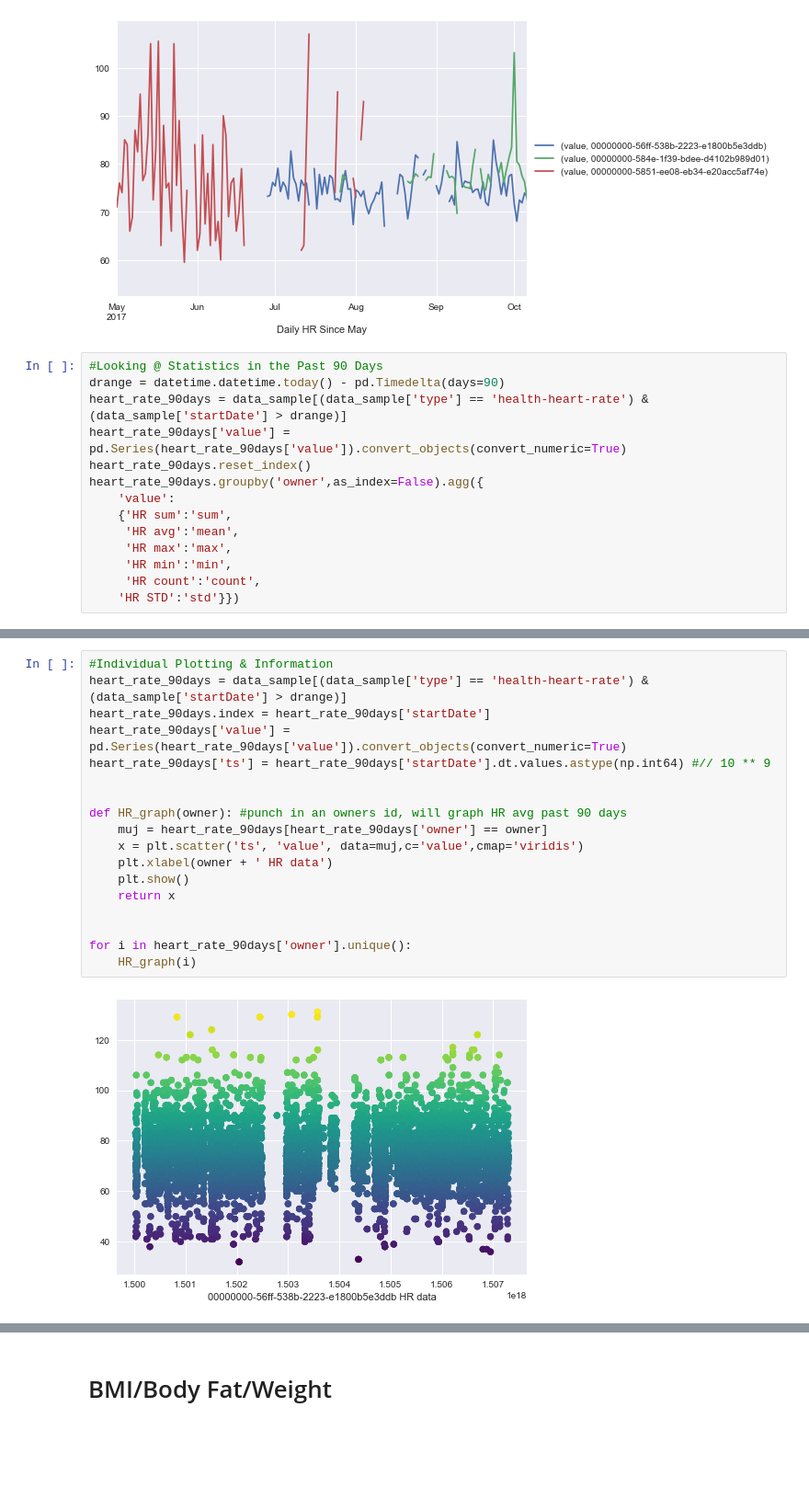
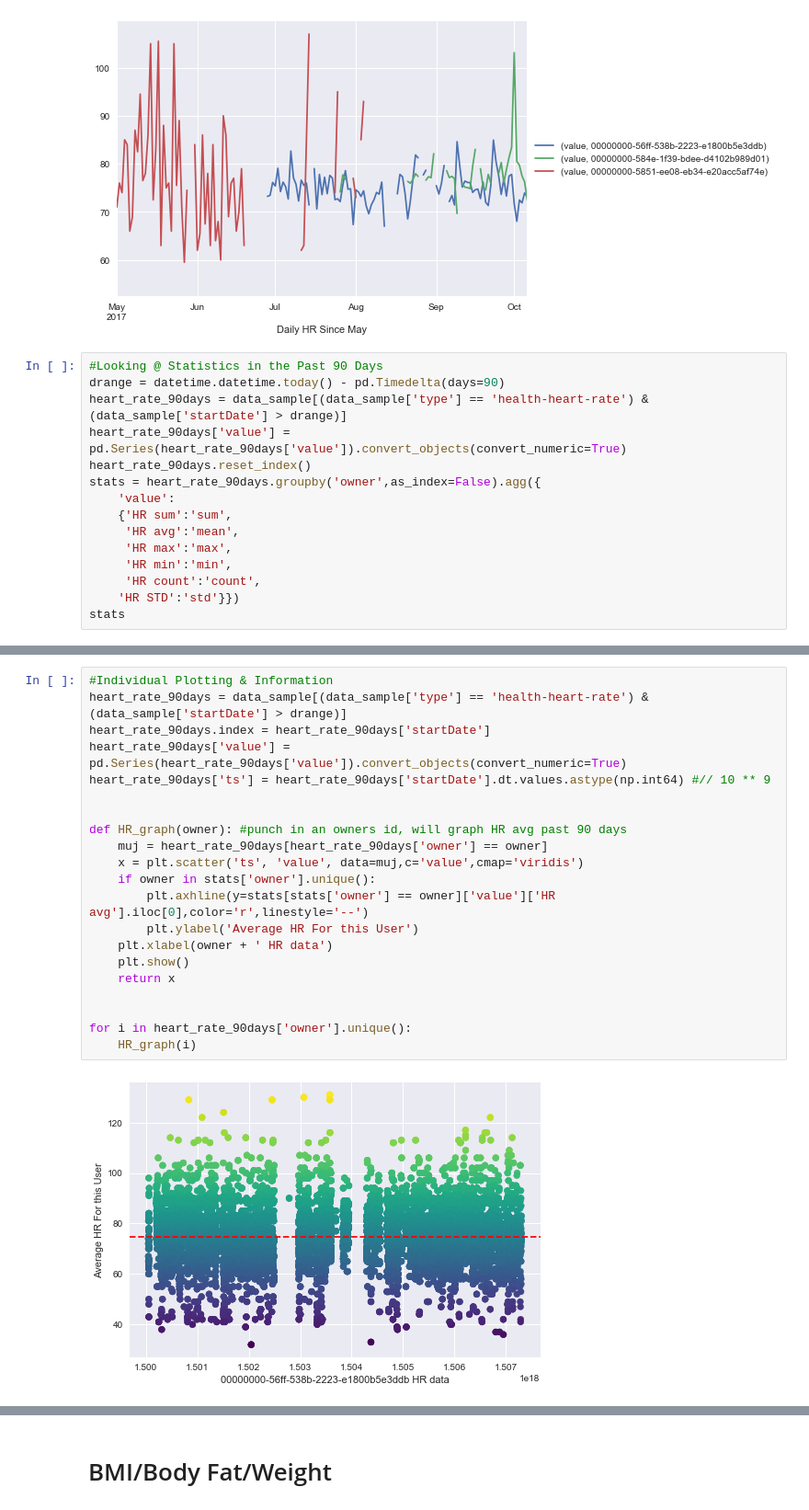
Before and after one commit to OngoDSS/Notebooks, a Jupyter notebook: Agg_Notebook.ipynb, the cells around one changed output, grey strips where cells are left out. Shown at 92% size. Cells and saved outputs as stored; diff of their text form; blank space fills up the shorter version.

```diff
--- a/Agg_Notebook.ipynb
+++ b/Agg_Notebook.ipynb
@@ -118,7 +118,7 @@ drange = datetime.datetime.today() - pd.Timedelta(days=90)
 heart_rate_90days = data_sample[(data_sample['type'] == 'health-heart-rate') & (data_sample['startDate'] > drange)]
 heart_rate_90days['value'] = pd.Series(heart_rate_90days['value']).convert_objects(convert_numeric=True)
 heart_rate_90days.reset_index()
-heart_rate_90days.groupby('owner',as_index=False).agg({
+stats = heart_rate_90days.groupby('owner',as_index=False).agg({
     'value':
     {'HR sum':'sum',
      'HR avg':'mean',
@@ -126,6 +126,7 @@ heart_rate_90days.groupby('owner',as_index=False).agg({
      'HR min':'min',
      'HR count':'count',
     'HR STD':'std'}})
+stats
 # %% [output]
 |  | owner | value |  |  |  |  |  |
 |  |  | HR sum | HR avg | HR max | HR min | HR count | HR STD |
@@ -135,20 +136,23 @@ heart_rate_90days.groupby('owner',as_index=False).agg({
 # %%
 #Individual Plotting & Information
 heart_rate_90days = data_sample[(data_sample['type'] == 'health-heart-rate') & (data_sample['startDate'] > drange)]
 heart_rate_90days.index = heart_rate_90days['startDate']
 heart_rate_90days['value'] = pd.Series(heart_rate_90days['value']).convert_objects(convert_numeric=True)
 heart_rate_90days['ts'] = heart_rate_90days['startDate'].dt.values.astype(np.int64) #// 10 ** 9
 
 
 def HR_graph(owner): #punch in an owners id, will graph HR avg past 90 days
     muj = heart_rate_90days[heart_rate_90days['owner'] == owner]
     x = plt.scatter('ts', 'value', data=muj,c='value',cmap='viridis')
+    if owner in stats['owner'].unique():
+        plt.axhline(y=stats[stats['owner'] == owner]['value']['HR avg'].iloc[0],color='r',linestyle='--')
+        plt.ylabel('Average HR For this User')
     plt.xlabel(owner + ' HR data')
     plt.show()
     return x
 
 
 for i in heart_rate_90days['owner'].unique():
     HR_graph(i)
 # %% [output]
-[figure, old version]
+[figure, new version]
```
Also changed, not shown: parts of 3 cells of this notebook.
